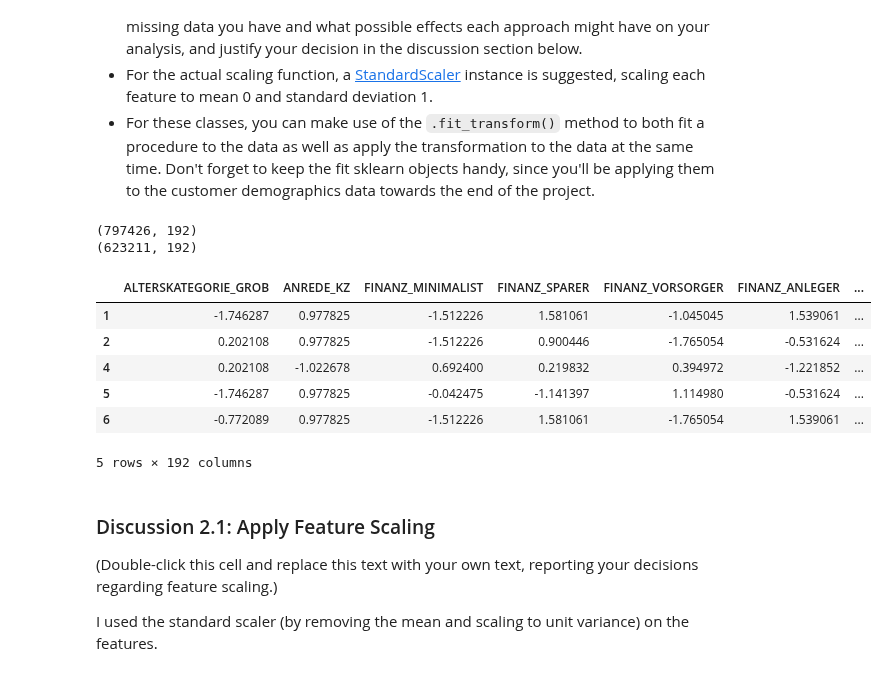
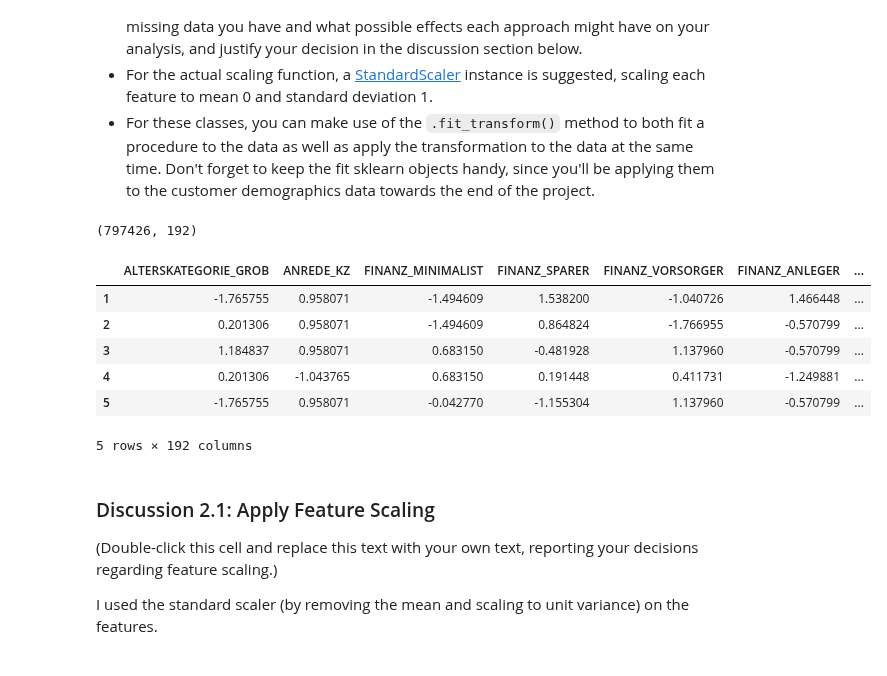
Before and after one commit to jgu1989/UdacityDataScientistNanodegree, a Jupyter notebook: project3_customer_segments/Identify_Customer_Segments.ipynb, the cells around one changed output. Saved outputs shown, nothing was run; the diff lists cells and outputs as text; code cells hidden in the pictures.

```diff
--- a/project3_customer_segments/Identify_Customer_Segments.ipynb
+++ b/project3_customer_segments/Identify_Customer_Segments.ipynb
@@ -651,25 +656,24 @@ Before we apply dimensionality reduction techniques to the data, we need to perf
 # %%
 # If you've not yet cleaned the dataset of all NaN values, then investigate and
 # do that now.
-print(azdias_cat.shape)
-azdias_cat.dropna(inplace=True)
-print(azdias_cat.shape)
+
+azdias_imputed = SimpleImputer().fit_transform(azdias_cat)
+azdias_imputed.shape
 # %% [output]
 (797426, 192)
-(623211, 192)
 # %%
 # Apply feature scaling to the general population demographics data.
 scaler = StandardScaler()
-azdias_scaled = scaler.fit_transform(azdias_cat)
+azdias_scaled = scaler.fit_transform(azdias_imputed)
 azdias_scaled_df = pd.DataFrame(azdias_scaled, index=azdias_cat.index, columns=azdias_cat.columns)
 azdias_scaled_df.head()
 # %% [output]
 |  | ALTERSKATEGORIE_GROB | ANREDE_KZ | FINANZ_MINIMALIST | FINANZ_SPARER | FINANZ_VORSORGER | FINANZ_ANLEGER | ... |
-| 1 | -1.746287 | 0.977825 | -1.512226 | 1.581061 | -1.045045 | 1.539061 | ... |
-| 2 | 0.202108 | 0.977825 | -1.512226 | 0.900446 | -1.765054 | -0.531624 | ... |
-| 4 | 0.202108 | -1.022678 | 0.692400 | 0.219832 | 0.394972 | -1.221852 | ... |
-| 5 | -1.746287 | 0.977825 | -0.042475 | -1.141397 | 1.114980 | -0.531624 | ... |
-| 6 | -0.772089 | 0.977825 | -1.512226 | 1.581061 | -1.765054 | 1.539061 | ... |
+| 1 | -1.765755 | 0.958071 | -1.494609 | 1.538200 | -1.040726 | 1.466448 | ... |
+| 2 | 0.201306 | 0.958071 | -1.494609 | 0.864824 | -1.766955 | -0.570799 | ... |
+| 3 | 1.184837 | 0.958071 | 0.683150 | -0.481928 | 1.137960 | -0.570799 | ... |
+| 4 | 0.201306 | -1.043765 | 0.683150 | 0.191448 | 0.411731 | -1.249881 | ... |
+| 5 | -1.765755 | 0.958071 | -0.042770 | -1.155304 | 1.137960 | -0.570799 | ... |
 5 rows × 192 columns
 # %% [markdown]
 ### Discussion 2.1: Apply Feature Scaling
```
Also changed, not shown: parts of 21 cells of this notebook.
